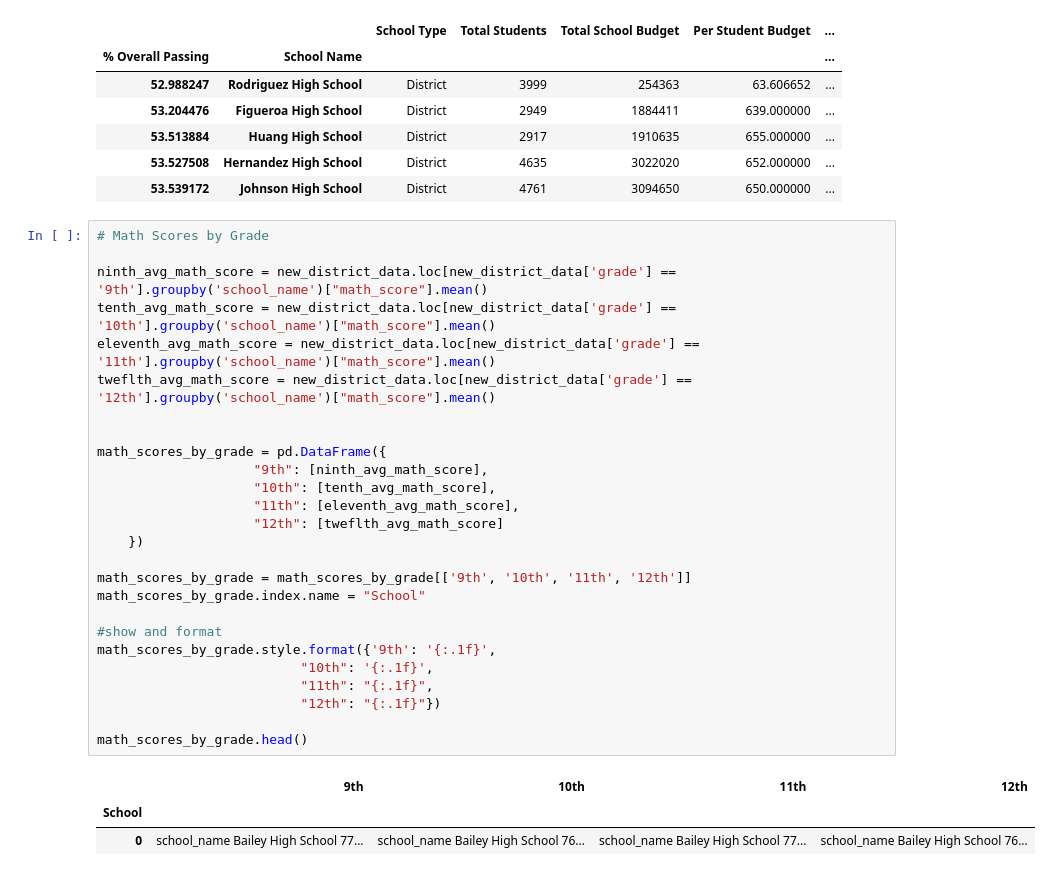
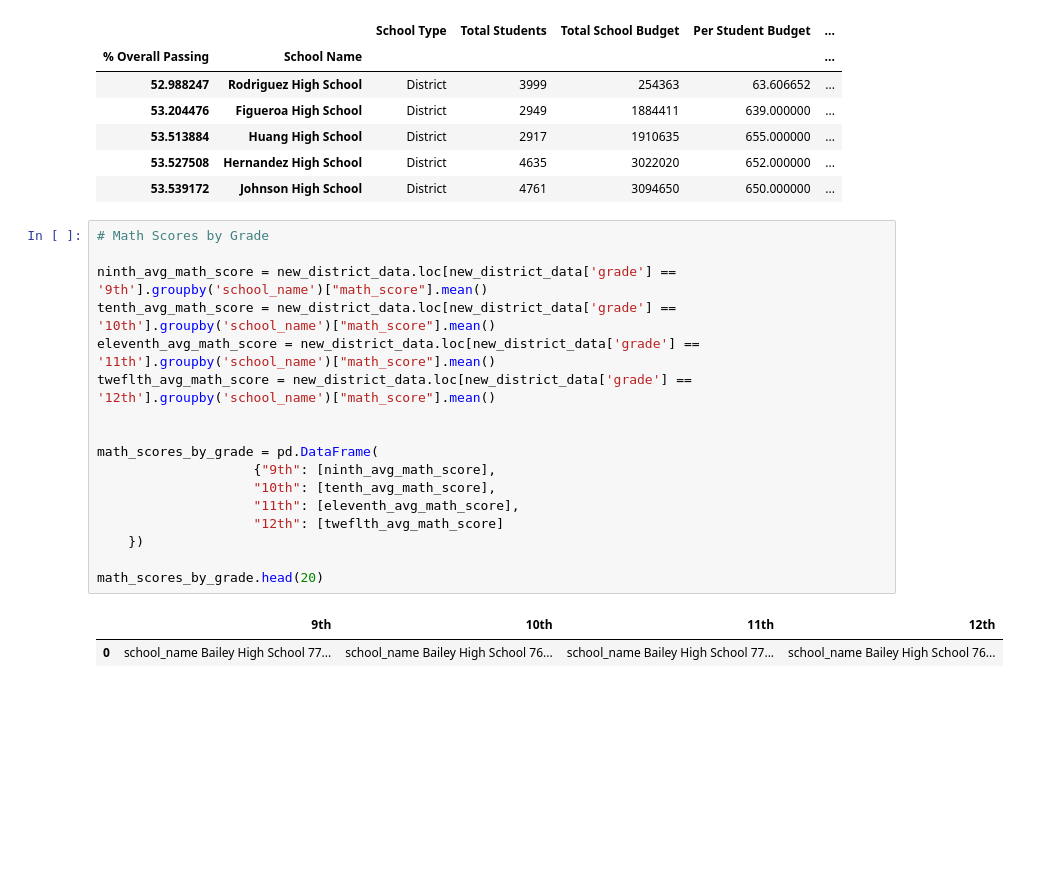
Before and after one commit to acrole/pandas-challenge, a Jupyter notebook: PyCitySchools/PyCitySchools.ipynb, the cells around one changed output. Saved outputs shown, nothing was run; the diff lists cells and outputs as text; blank space fills up the shorter version.

```diff
--- a/PyCitySchools/PyCitySchools.ipynb
+++ b/PyCitySchools/PyCitySchools.ipynb
@@ -431,30 +431,20 @@ bottom_performing_schools
 # %%
 # Math Scores by Grade
 
 ninth_avg_math_score = new_district_data.loc[new_district_data['grade'] == '9th'].groupby('school_name')["math_score"].mean()
 tenth_avg_math_score = new_district_data.loc[new_district_data['grade'] == '10th'].groupby('school_name')["math_score"].mean()
 eleventh_avg_math_score = new_district_data.loc[new_district_data['grade'] == '11th'].groupby('school_name')["math_score"].mean()
 tweflth_avg_math_score = new_district_data.loc[new_district_data['grade'] == '12th'].groupby('school_name')["math_score"].mean()
 
 
-math_scores_by_grade = pd.DataFrame({
-                    "9th": [ninth_avg_math_score],
+math_scores_by_grade = pd.DataFrame(
+                    {"9th": [ninth_avg_math_score],
                     "10th": [tenth_avg_math_score],
                     "11th": [eleventh_avg_math_score],
                     "12th": [tweflth_avg_math_score]
     })
 
-math_scores_by_grade = math_scores_by_grade[['9th', '10th', '11th', '12th']]
-math_scores_by_grade.index.name = "School"
-
-#show and format
-math_scores_by_grade.style.format({'9th': '{:.1f}',
-                          "10th": '{:.1f}',
-                          "11th": "{:.1f}",
-                          "12th": "{:.1f}"})
-
-math_scores_by_grade.head()
+math_scores_by_grade.head(20)
 # %% [output]
 |  | 9th | 10th | 11th | 12th |
-| School |  |  |  |  |
 | 0 | school_name Bailey High School 77... | school_name Bailey High School 76... | school_name Bailey High School 77... | school_name Bailey High School 76... |
```
Also changed, not shown: parts of 6 cells of this notebook.
